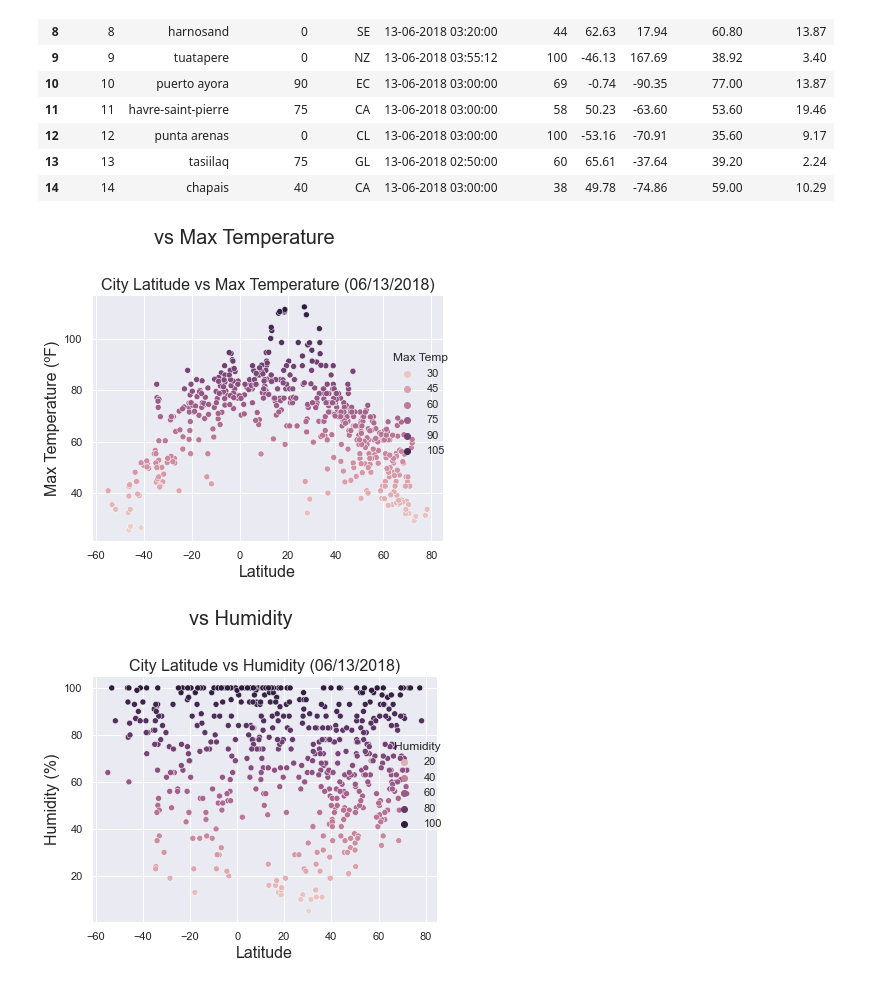
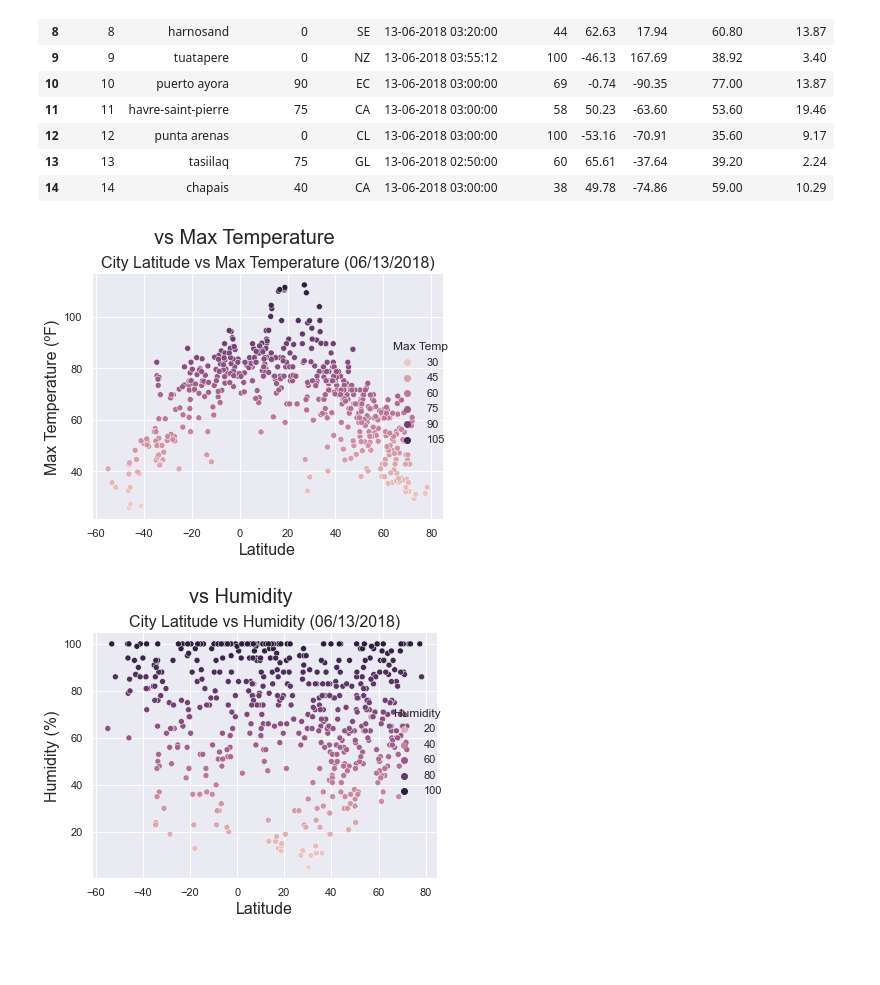
Before and after one commit to rromang/Web-Design, a Jupyter notebook: weather.ipynb, the cells around one changed output. Drawn from its saved outputs; the diff is of its cells as text; code cells hidden in the pictures; blank space fills up the shorter version.

```diff
--- a/weather.ipynb
+++ b/weather.ipynb
@@ -32,27 +32,27 @@ weather_df.head(15)
 # %%
 sns.set_theme('notebook')
 
 g = sns.relplot(x="Lat", y="Max Temp", hue="Max Temp", data=weather_df)
-g.fig.suptitle("vs Max Temperature", y=1.01, size=20)
+g.fig.suptitle("vs Max Temperature", y=0.95, size=20)
 plt.xlabel("Latitude", size=16)
 plt.ylabel("Max Temperature (ºF)", size=16)
 plt.title("City Latitude vs Max Temperature (06/13/2018)", size=16)
 plt.tight_layout()
 plt.savefig("max_temp.png")
 # %% [output]
-[figure, old version]
+[figure, new version]
 # %%
 sns.set_theme('notebook')
 
 g = sns.relplot(x="Lat", y="Humidity", hue="Humidity", data=weather_df)
-g.fig.suptitle("vs Humidity", y=1.01, size=20)
+g.fig.suptitle("vs Humidity", y=0.95, size=20)
 plt.xlabel("Latitude", size=16)
 plt.ylabel("Humidity (%)", size=16)
 plt.title("City Latitude vs Humidity (06/13/2018)", size=16)
 plt.tight_layout()
 plt.savefig("humidity.png")
 # %% [output]
-[figure, old version]
+[figure, new version]
 # %%
 sns.set_theme('notebook')
 
```
Also changed, not shown: parts of 2 cells of this notebook, 4 other files.
